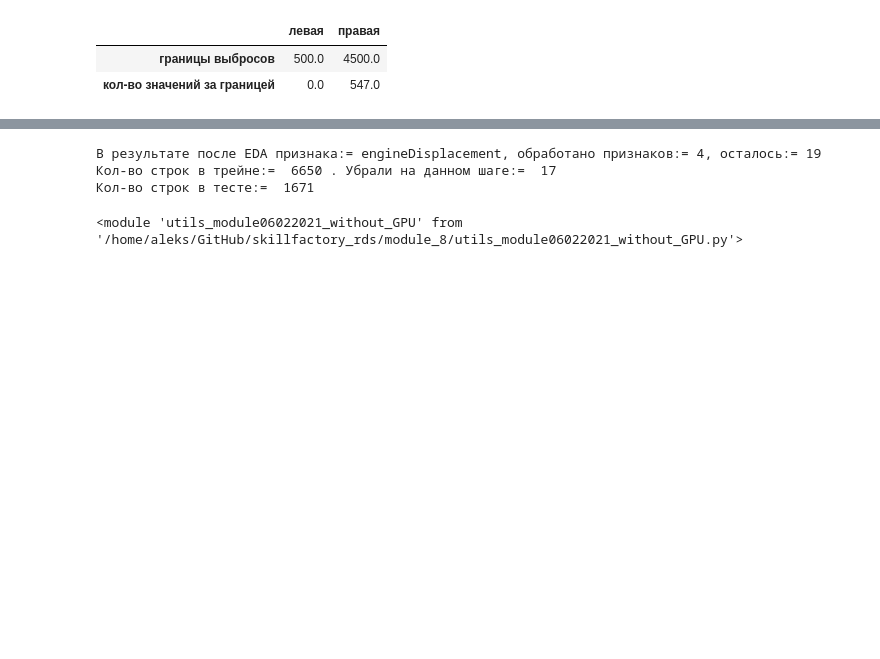
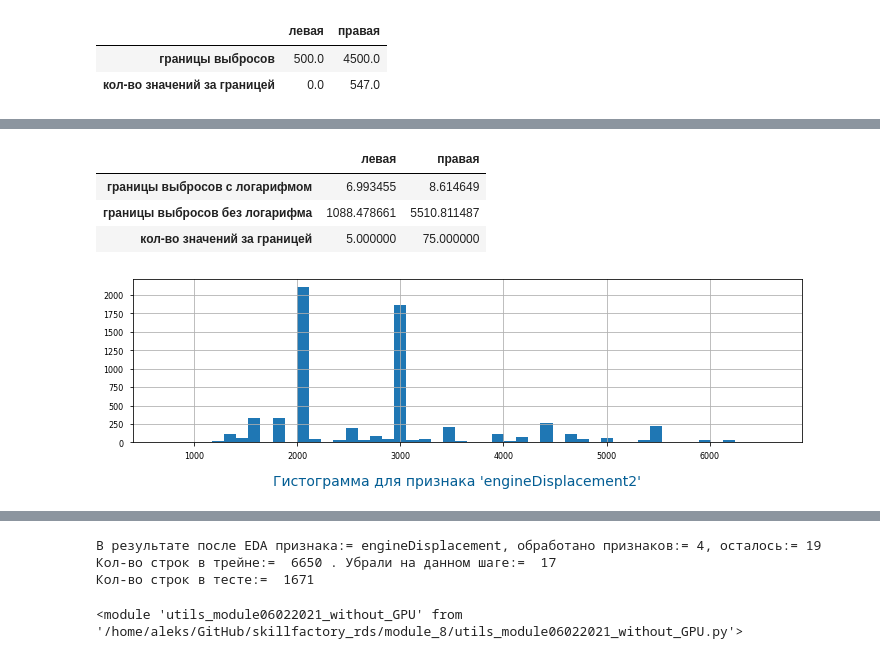
Before and after one commit to alex-sokolov2011/pet-projects, a Jupyter notebook: module_8/kaggle_rds8_Car_Price_prediction_Part2_Sokolov_EDA.ipynb, the cells around one changed output, grey strips where cells are left out. Saved outputs shown, nothing was run; the diff lists cells and outputs as text; code cells hidden in the pictures; blank space fills up the shorter version.

```diff
--- a/module_8/kaggle_rds8_Car_Price_prediction_Part2_Sokolov_EDA.ipynb
+++ b/module_8/kaggle_rds8_Car_Price_prediction_Part2_Sokolov_EDA.ipynb
@@ -505,13 +466,0 @@ four_plot_with_log2('engineDisplacement2', df[df['Train']==1 & ~df['engineDispla
-# %%
-
-temp_df=df.copy()
-
-fig = plt.figure()
-
-data = temp_df
-
-ax_1 = fig.add_subplot(1, 1, 1)
-
-ax_1.boxplot(x='engineDisplacement2', data=data)
-
-plt.show()
@@ -593,0 +467,14 @@ plt.show()
+# %%
+# посмотрим где проходят границы выбросов
+utils.borders_of_outliers('engineDisplacement2',df[df['Train']==1], log = True)
+# %% [output]
+|  | левая | правая |
+| границы выбросов с логарифмом | 6.993455 | 8.614649 |
+| границы выбросов без логарифма | 1088.478661 | 5510.811487 |
+| кол-во значений за границей | 5.000000 | 75.000000 |
+# %%
+# что-то не нравится мне это зубастое распределение, да и выбросов очень много
+# посмотрим на него поближе
+utils.big_hist('engineDisplacement2', temp_df)
+# %% [output]
+[figure, added]
```
Also changed, not shown: parts of 53 cells of this notebook.
